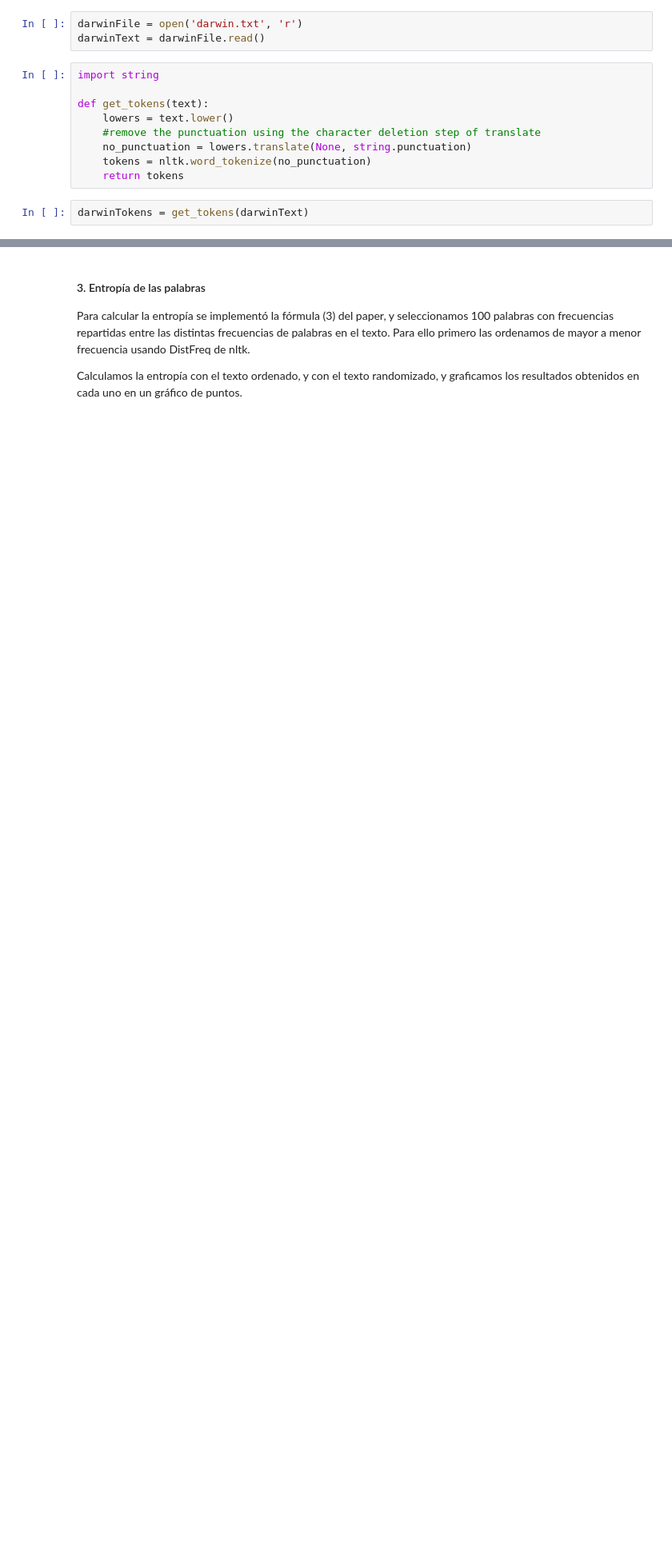
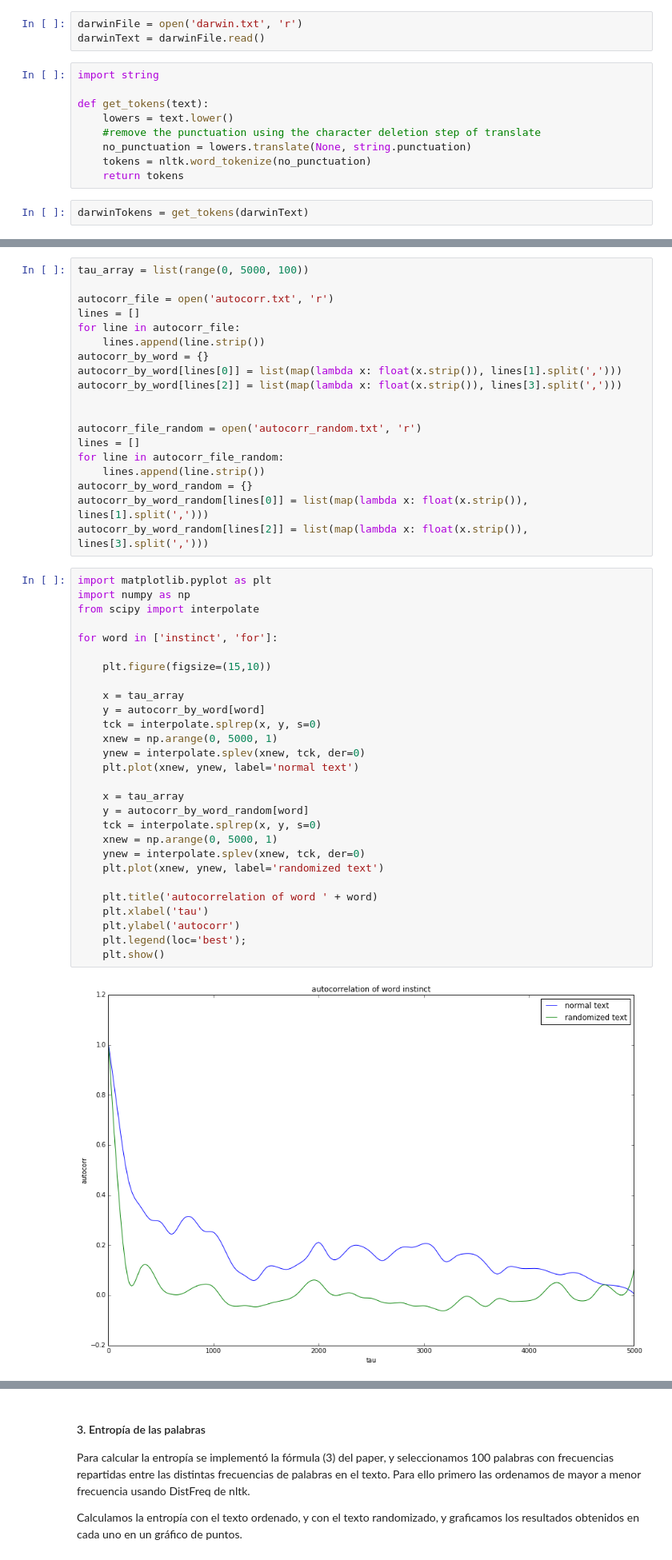
Before and after one commit to axelmaddonni/cienciadatos, a Jupyter notebook: tp6/InformeTP6.ipynb, the cells around one changed output, grey strips where cells are left out. Shown at 80% size. Drawn from its saved outputs; the diff is of its cells as text; blank space fills up the shorter version.

```diff
--- a/tp6/InformeTP6.ipynb
+++ b/tp6/InformeTP6.ipynb
@@ -532,0 +543,49 @@ Gráficos de autocorrelación por palabra y conclusiones
+# %%
+tau_array = list(range(0, 5000, 100))
+
+autocorr_file = open('autocorr.txt', 'r')
+lines = []
+for line in autocorr_file:
+    lines.append(line.strip())
+autocorr_by_word = {}
+autocorr_by_word[lines[0]] = list(map(lambda x: float(x.strip()), lines[1].split(',')))
+autocorr_by_word[lines[2]] = list(map(lambda x: float(x.strip()), lines[3].split(',')))
+
+
+autocorr_file_random = open('autocorr_random.txt', 'r')
+lines = []
+for line in autocorr_file_random:
+    lines.append(line.strip())
+autocorr_by_word_random = {}
+autocorr_by_word_random[lines[0]] = list(map(lambda x: float(x.strip()), lines[1].split(',')))
+autocorr_by_word_random[lines[2]] = list(map(lambda x: float(x.strip()), lines[3].split(',')))
+# %%
+import matplotlib.pyplot as plt
+import numpy as np
+from scipy import interpolate
+
+for word in ['instinct', 'for']:
+
+    plt.figure(figsize=(15,10))
+
+    x = tau_array
+    y = autocorr_by_word[word]
+    tck = interpolate.splrep(x, y, s=0)
+    xnew = np.arange(0, 5000, 1)
+    ynew = interpolate.splev(xnew, tck, der=0)
+    plt.plot(xnew, ynew, label='normal text')
+
+    x = tau_array
+    y = autocorr_by_word_random[word]
+    tck = interpolate.splrep(x, y, s=0)
+    xnew = np.arange(0, 5000, 1)
+    ynew = interpolate.splev(xnew, tck, der=0)
+    plt.plot(xnew, ynew, label='randomized text')
+
+    plt.title('autocorrelation of word ' + word)
+    plt.xlabel('tau')
+    plt.ylabel('autocorr')
+    plt.legend(loc='best');
+    plt.show()
+# %% [output]
+[figure, added]
```
Also changed, not shown: parts of 85 cells of this notebook, 2 other files.
